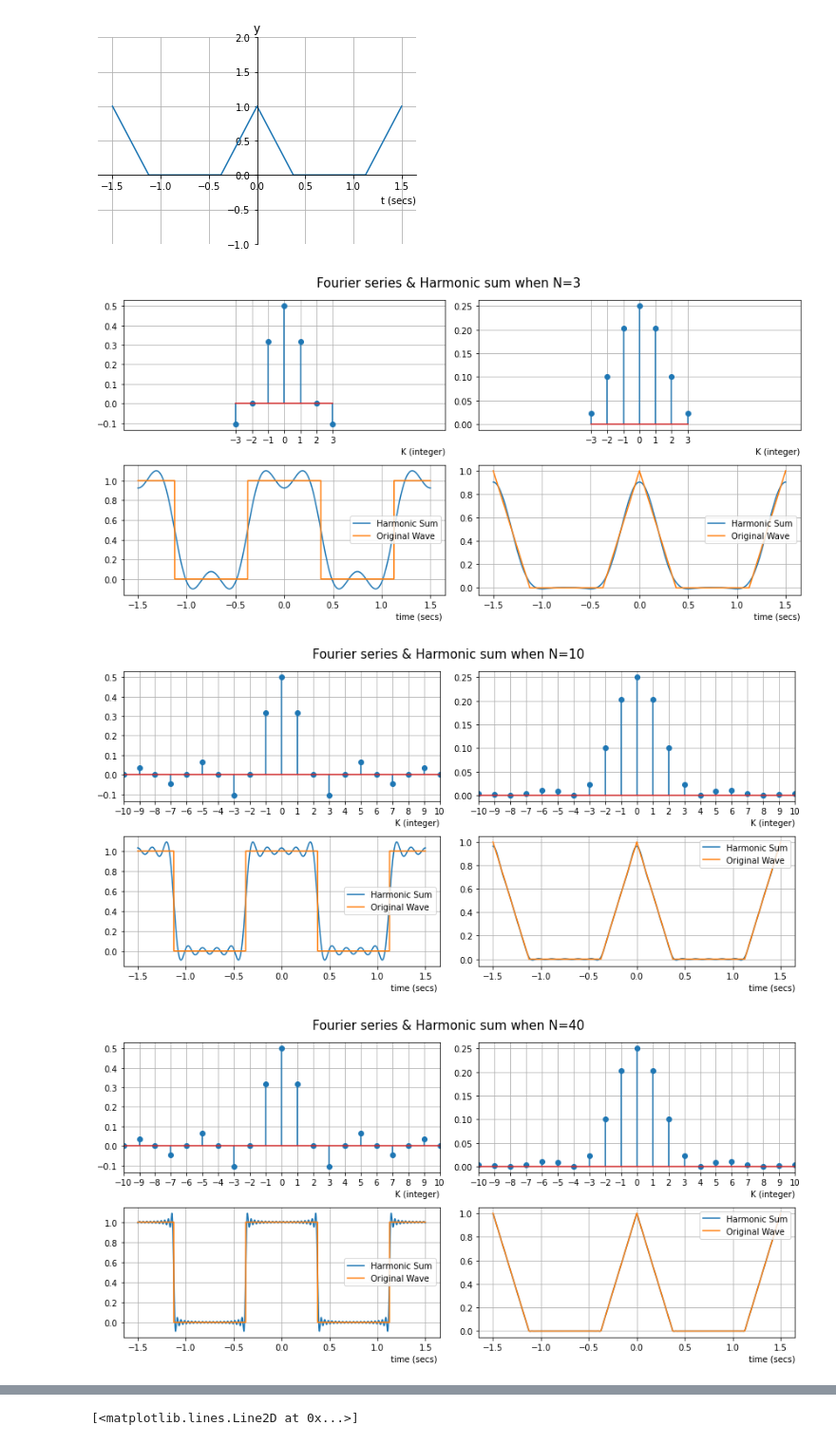
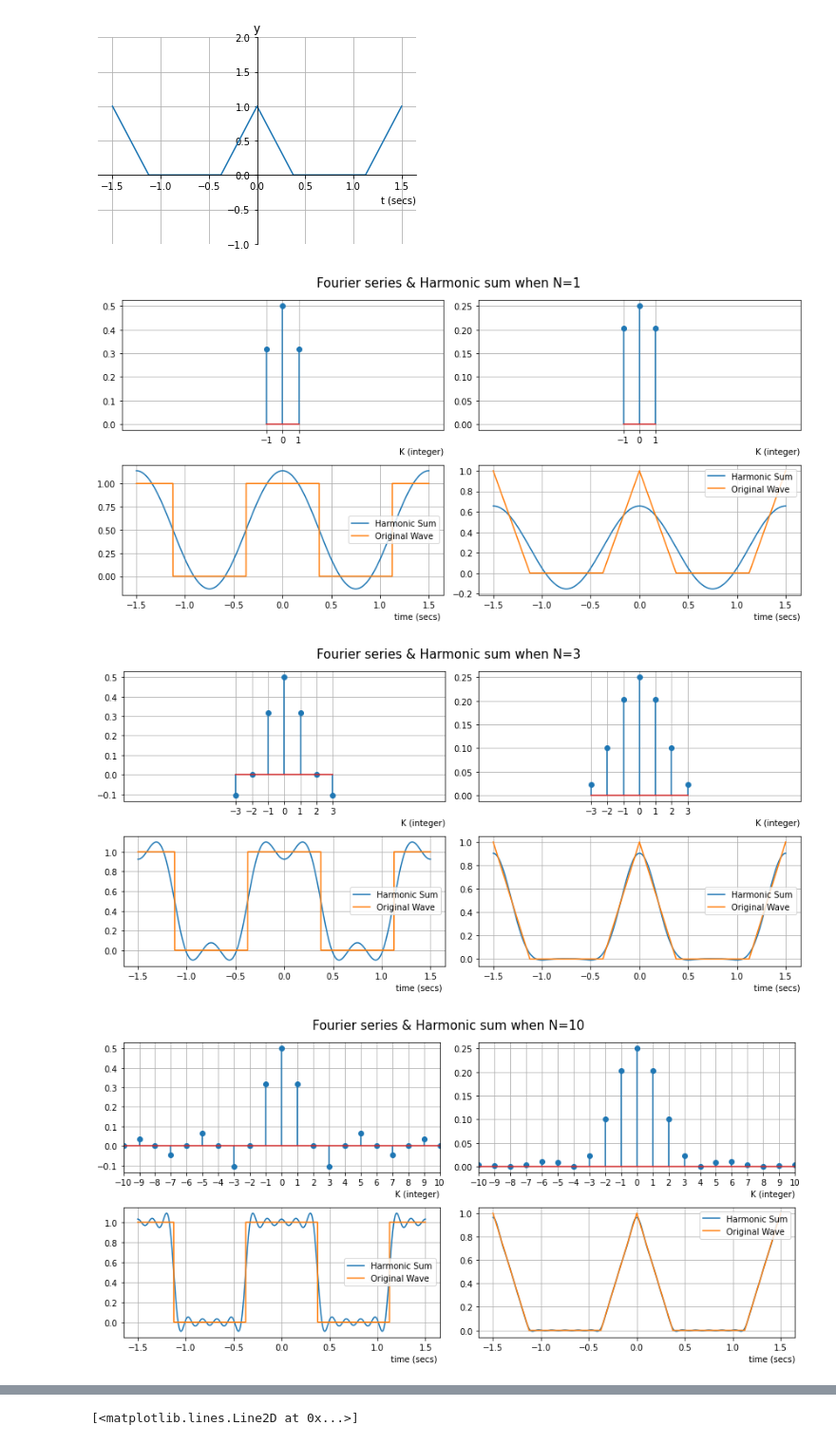
Before and after one commit to IISL-HYU/comm, a Jupyter notebook: signalprocessing/dsp_hw_1.ipynb, the cells around one changed output, grey strips where cells are left out. Shown at 95% size. Saved outputs shown, nothing was run; the diff lists cells and outputs as text; code cells hidden in the pictures.

Commit message:
plot dsp-hw1

```diff
--- a/signalprocessing/dsp_hw_1.ipynb
+++ b/signalprocessing/dsp_hw_1.ipynb
@@ -71,7 +71,7 @@ def harmonic_sum(N: int, coefficients: np.ndarray, fund_freq: float, trange: np.
     summation = np.sum(summation, axis=0)
     return summation
 
-N_lst = [3, 10, 40, 70, 200]
+N_lst = [1, 3, 10, 40, 70]
 dc = 0.5
 tp = 1.5
 trange = np.arange(-1.5, 1.5, 1e-4)
@@ -100,36 +100,36 @@ for N in N_lst:
     ax1 = fig.add_subplot(2, 2, 1)
     ax1.set_xticks(k_lst)
     ax1.set_xlabel("K (integer)", loc="right")
     ax1.set_xlim([-10, 10])
     ax1.grid()
     plt.stem(k_lst, aks)
 
     ax2 = fig.add_subplot(2, 2, 3)
     ax2.set_xlabel("time (secs) ", loc="right")
     plt.plot(trange, recovered_square.real, trange, pulse_wave)
 
     ax2.legend(["Harmonic Sum", "Original Wave"])
     ax2.grid()
 
     ax3 =fig.add_subplot(2, 2, 2)
     ax3.set_xticks(k_lst)
     ax3.set_xlabel("K (integer)", loc='right')
     ax3.set_xlim([-10, 10])
     ax3.grid()
     plt.stem(k_lst, akt)
 
     ax4 = fig.add_subplot(2, 2, 4)
     ax4.set_xlabel("time (secs)", loc='right')
     ax4.grid()
     plt.plot(trange, recovered_triangle.real, trange, tpw)
     ax4.legend(["Harmonic Sum", "Original Wave"])
 
     plt.tight_layout()
     plt.show()
 # %% [output]
-[figure, old version]
+[figure, new version]
-[figure, old version]
+[figure, new version]
-[figure, old version]
+[figure, new version]
 [figure]
 [figure]
 # %%
```
